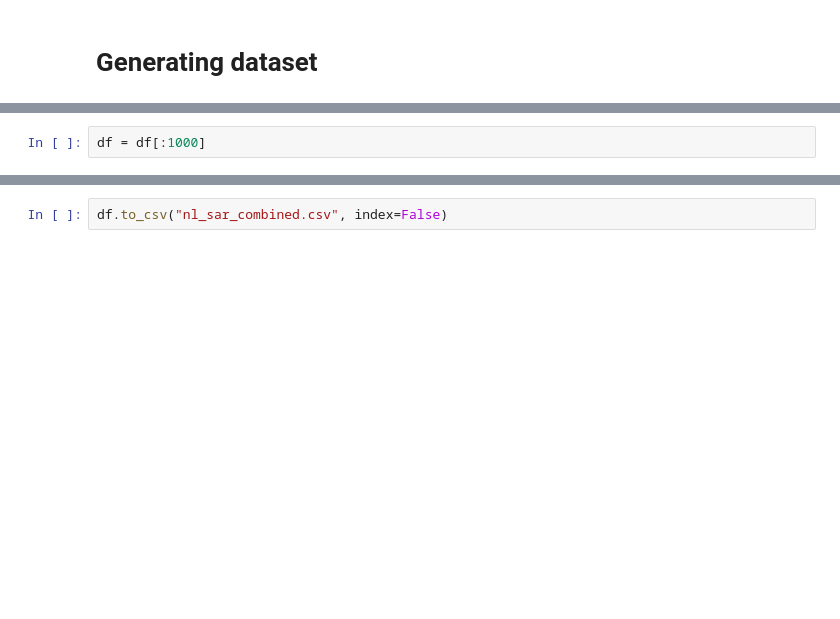
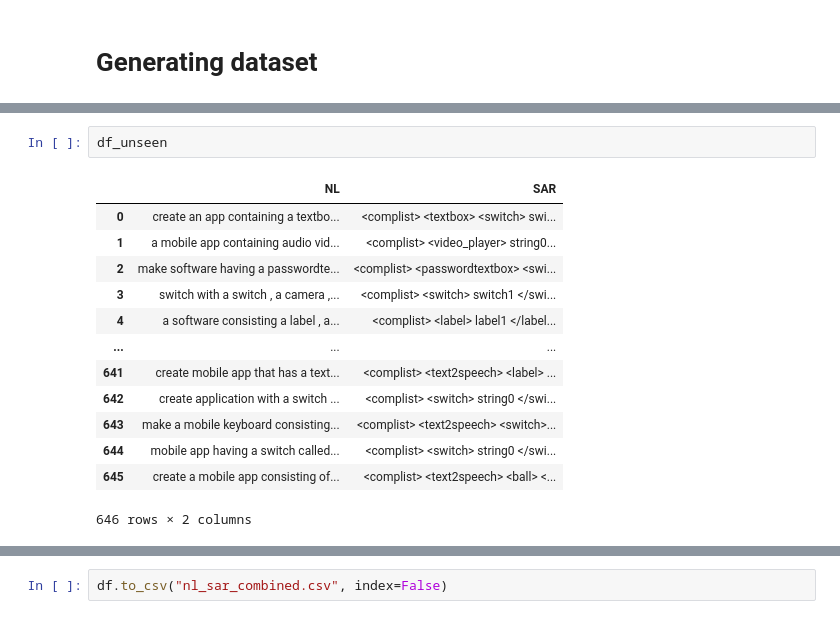
Before and after one commit to Masum06/Text2App, a Jupyter notebook: notebooks/data_synthesis.ipynb, the cells around one changed output, grey strips where cells are left out. Drawn from its saved outputs; the diff is of its cells as text; blank space fills up the shorter version.

```diff
--- a/notebooks/data_synthesis.ipynb
+++ b/notebooks/data_synthesis.ipynb
@@ -716,2 +725,16 @@ df
-# %%
-df = df[:1000]
+# %%
+df_unseen
+# %% [output]
+|  | NL | SAR |
+| 0 | create an app containing a textbo... | <complist> <textbox> <switch> swi... |
+| 1 | a mobile app containing audio vid... | <complist> <video_player> string0... |
+| 2 | make software having a passwordte... | <complist> <passwordtextbox> <swi... |
+| 3 | switch with a switch , a camera ,... | <complist> <switch> switch1 </swi... |
+| 4 | a software consisting a label , a... | <complist> <label> label1 </label... |
+| ... | ... | ... |
+| 641 | create mobile app that has a text... | <complist> <text2speech> <label> ... |
+| 642 | create application with a switch ... | <complist> <switch> string0 </swi... |
+| 643 | make a mobile keyboard consisting... | <complist> <text2speech> <switch>... |
+| 644 | mobile app having a switch called... | <complist> <switch> string0 </swi... |
+| 645 | create a mobile app consisting of... | <complist> <text2speech> <ball> <... |
+646 rows × 2 columns
```
Also changed, not shown: parts of 18 cells of this notebook.
